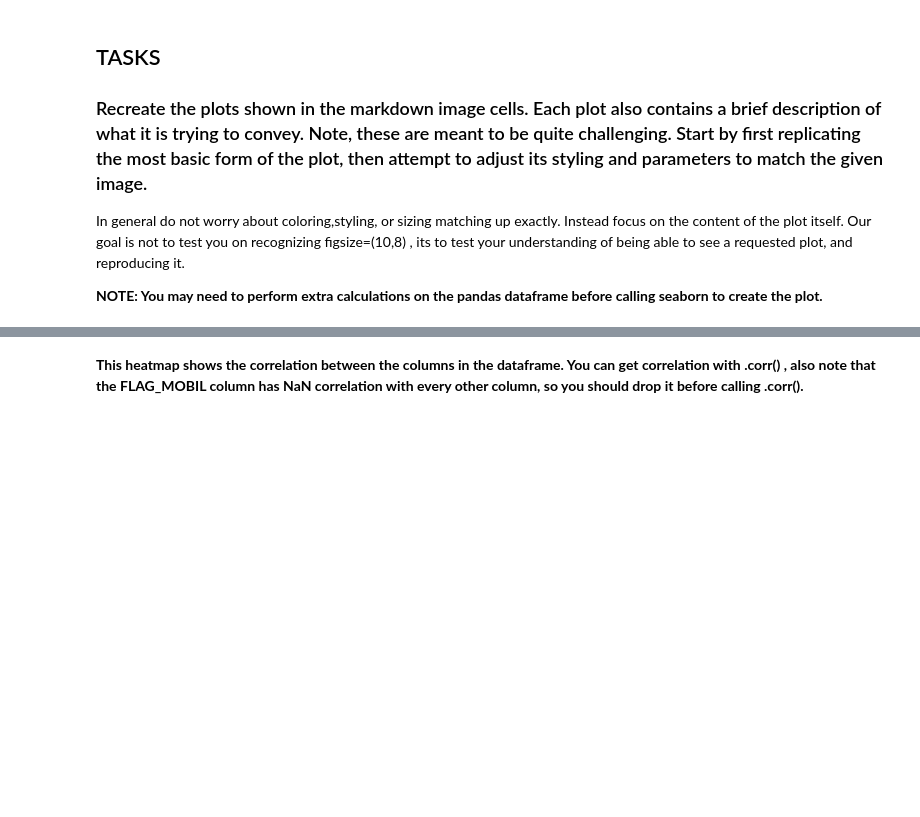
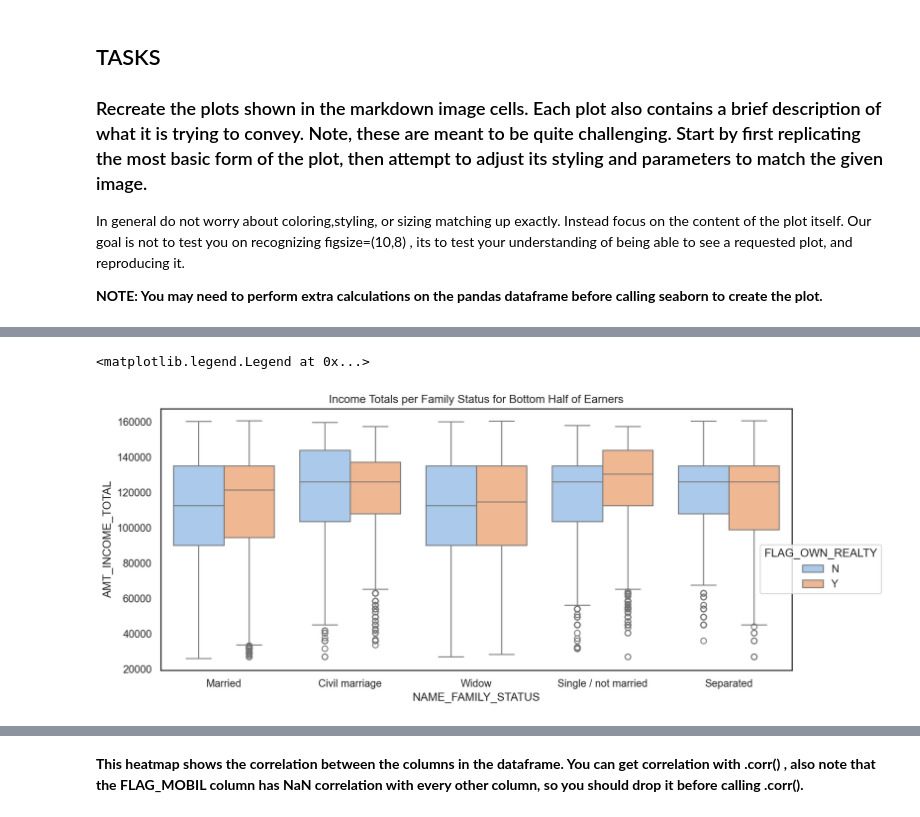
Before and after one commit to LazyPeesh/Python-for-ML, a Jupyter notebook: 05-Seaborn/07-Seaborn-Exercise.ipynb, the cells around one changed output, grey strips where cells are left out. Drawn from its saved outputs; the diff is of its cells as text; code cells hidden in the pictures; blank space fills up the shorter version.

```diff
--- a/05-Seaborn/07-Seaborn-Exercise.ipynb
+++ b/05-Seaborn/07-Seaborn-Exercise.ipynb
@@ -203,0 +296,5 @@ In general do not worry about coloring,styling, or sizing matching up exactly. I
+# %%
+df['AMT_INCOME_TOTAL']
+
+bottom_half_income = df.nsmallest(int(len(df) * 0.5), 'AMT_INCOME_TOTAL')
+bottom_half_income
@@ -204,3 +315,13 @@ In general do not worry about coloring,styling, or sizing matching up exactly. I
+# %%
+plt.figure(figsize=(12, 5), dpi=200)
+plt.title('Income Totals per Family Status for Bottom Half of Earners')
+
+sns.boxplot(data=bottom_half_income, x='NAME_FAMILY_STATUS', y='AMT_INCOME_TOTAL', hue='FLAG_OWN_REALTY')
+
+plt.legend(bbox_to_anchor=(1.15, 0.5), title='FLAG_OWN_REALTY')
+# %% [output]
+<matplotlib.legend.Legend at 0x...>
+[figure, added]
 # %% [markdown]
 ### TASK: Recreate the Heat Map shown below:
 
```
Also changed, not shown: parts of 9 cells of this notebook, 7 other files.
